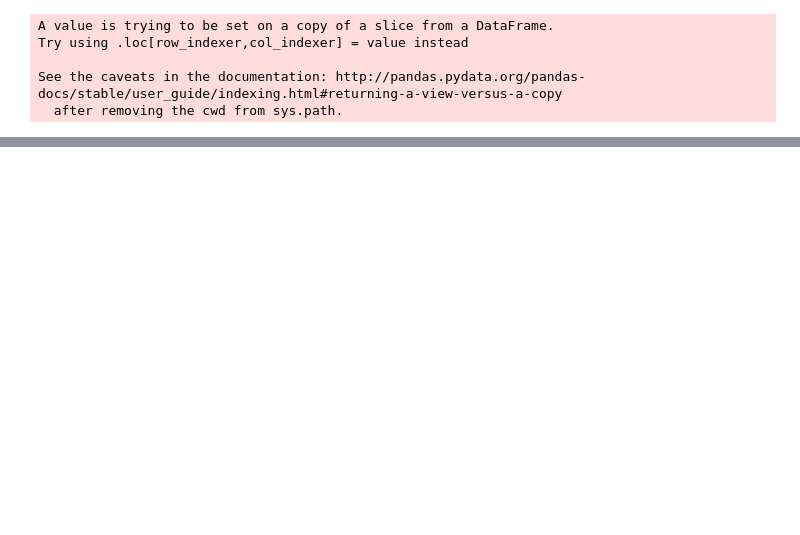
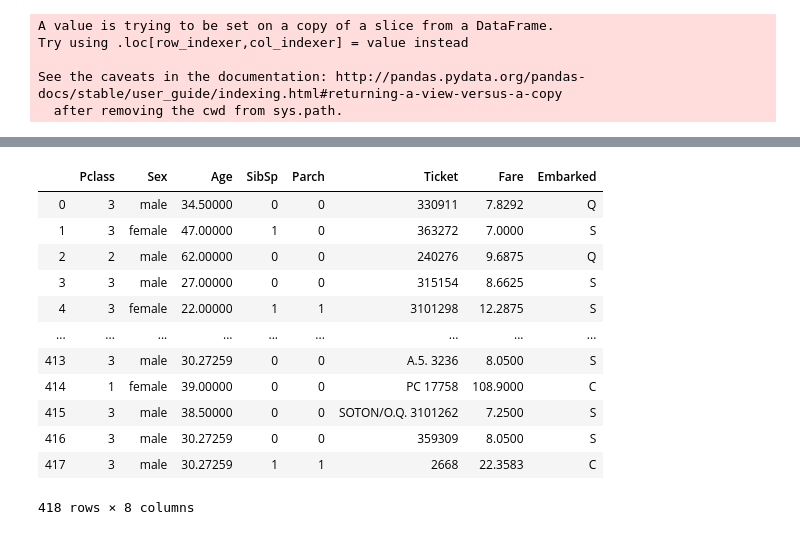
Before and after one commit to freicher/Kaggle_Titanic, a Jupyter notebook: Titanic_Fabian.ipynb, the cells around one changed output, grey strips where cells are left out. Saved outputs shown, nothing was run; the diff lists cells and outputs as text; code cells hidden in the pictures; blank space fills up the shorter version.

Commit message:
First working submission

```diff
--- a/Titanic_Fabian.ipynb
+++ b/Titanic_Fabian.ipynb
@@ -265,0 +284,2 @@ Accuracy: 0.8033898305084746
+# %%
+submission = pd.read_csv('submission/input/test.csv', sep=",")
@@ -265,0 +305,20 @@ Accuracy: 0.8033898305084746
+# %%
+X_submission = submission[['Pclass', 'Sex', 'Age', 'SibSp','Parch', 'Ticket', 'Fare', 'Embarked' ]]
+X_submission = X_submission.fillna(X_submission.mean())
+X_submission['Embarked'] = X_submission['Embarked'].astype(str)
+# %%
+X_submission
+# %% [output]
+|  | Pclass | Sex | Age | SibSp | Parch | Ticket | Fare | Embarked |
+| 0 | 3 | male | 34.50000 | 0 | 0 | 330911 | 7.8292 | Q |
+| 1 | 3 | female | 47.00000 | 1 | 0 | 363272 | 7.0000 | S |
+| 2 | 2 | male | 62.00000 | 0 | 0 | 240276 | 9.6875 | Q |
+| 3 | 3 | male | 27.00000 | 0 | 0 | 315154 | 8.6625 | S |
+| 4 | 3 | female | 22.00000 | 1 | 1 | 3101298 | 12.2875 | S |
+| ... | ... | ... | ... | ... | ... | ... | ... | ... |
+| 413 | 3 | male | 30.27259 | 0 | 0 | A.5. 3236 | 8.0500 | S |
+| 414 | 1 | female | 39.00000 | 0 | 0 | PC 17758 | 108.9000 | C |
+| 415 | 3 | male | 38.50000 | 0 | 0 | SOTON/O.Q. 3101262 | 7.2500 | S |
+| 416 | 3 | male | 30.27259 | 0 | 0 | 359309 | 8.0500 | S |
+| 417 | 3 | male | 30.27259 | 1 | 1 | 2668 | 22.3583 | C |
+418 rows × 8 columns
```
Also changed, not shown: parts of 26 cells of this notebook, 31 other files.
